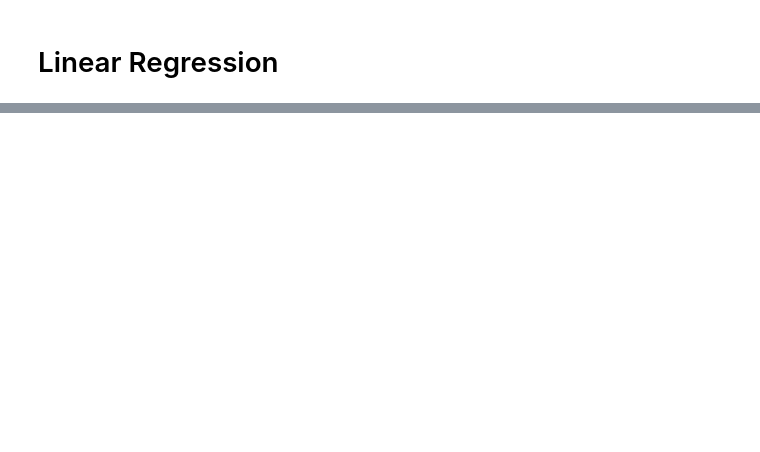
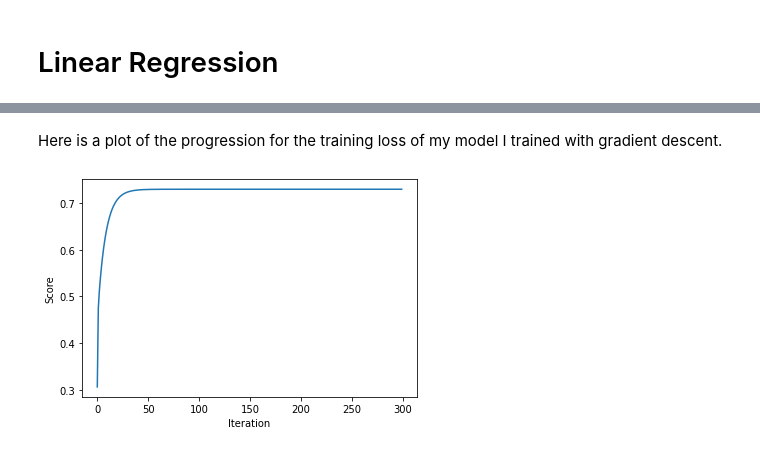
Before and after one commit to dmsmith25/dmsmith25.github.io, a Jupyter notebook: posts/linear-regression-project/index.ipynb, the cells around one changed output, grey strips where cells are left out. Saved outputs shown, nothing was run; the diff lists cells and outputs as text; code cells hidden in the pictures; blank space fills up the shorter version.

```diff
--- a/posts/linear-regression-project/index.ipynb
+++ b/posts/linear-regression-project/index.ipynb
@@ -89,0 +84,7 @@ Validation score = 0.523
+# %% [markdown]
+Here is a plot of the progression for the training loss of my model I trained with gradient descent.
+# %%
+plt.plot(LR2.score_history)
+labels = plt.gca().set(xlabel = "Iteration", ylabel = "Score")
+# %% [output]
+[figure, added]
```
Also changed, not shown: parts of 20 cells of this notebook, 14 other files.
